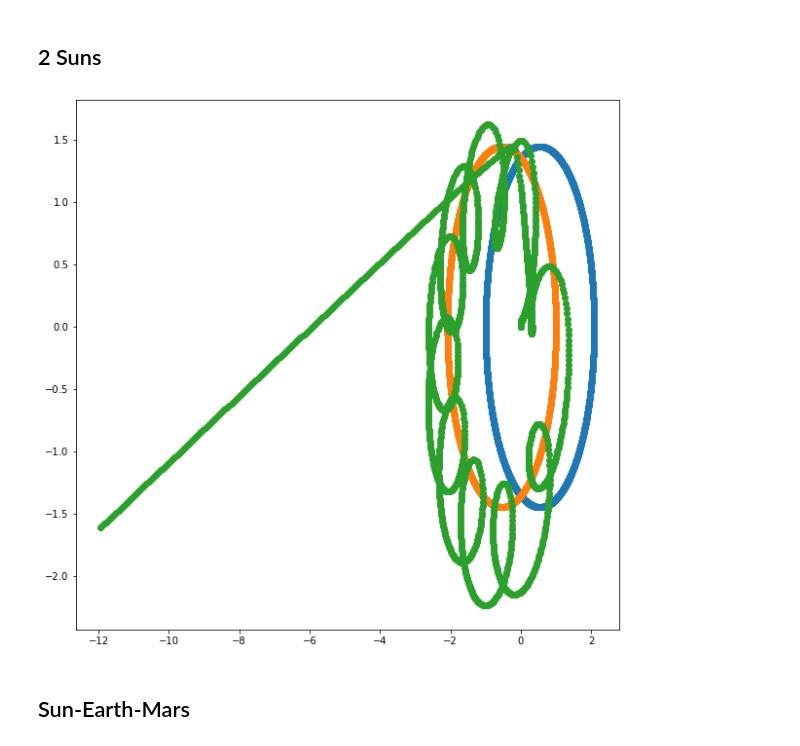
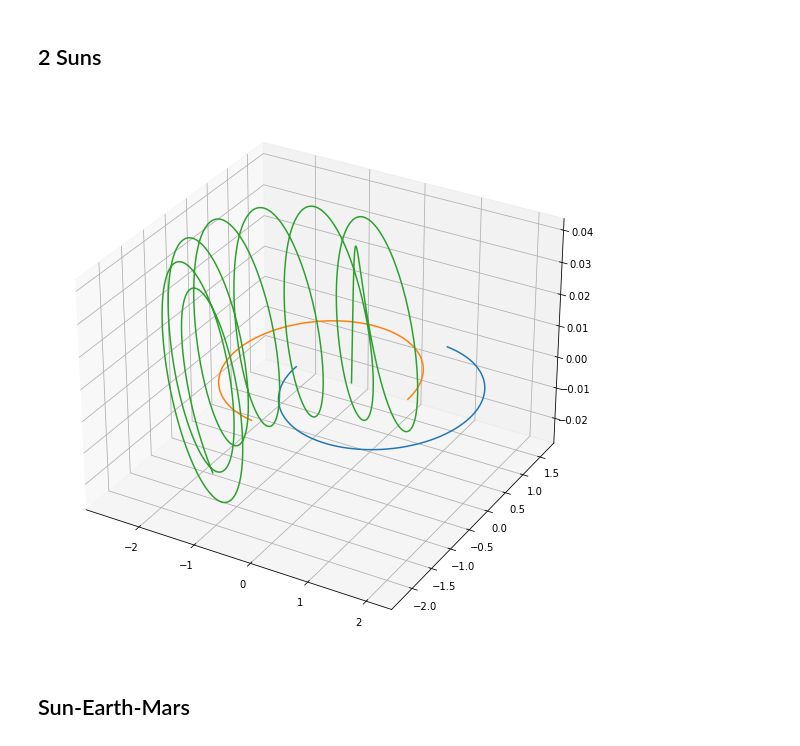
Before and after one commit to JannisZeller/stellarflow, a Jupyter notebook: testing_class.ipynb, the cells around one changed output. Drawn from its saved outputs; the diff is of its cells as text; code cells hidden in the pictures.

```diff
--- a/testing_class.ipynb
+++ b/testing_class.ipynb
@@ -60,7 +54,7 @@ X = np.array([
 V = np.array([
     [0., -0.01, 0.], # Sun
     [0.,  0.01, 0.], # Sun 2
-    [ 0., 0.001, 0.]   # Poor Planet
+    [ 0., 0.001, 0.001]   # Poor Planet
 ])
 
 M = np.array([
@@ -73,9 +67,9 @@ S2_system = stf.System(X, V, M, dt=1)
 # %%
 S2_system.simulation(3*365)
 # %%
-S2_system.plot_history_2d()
+S2_system.plot_history_3d()
 # %% [output]
-[figure, old version]
+[figure, new version]
 # %% [markdown]
 ## Sun-Earth-Mars
 # %%
```
Also changed, not shown: parts of 12 cells of this notebook.
